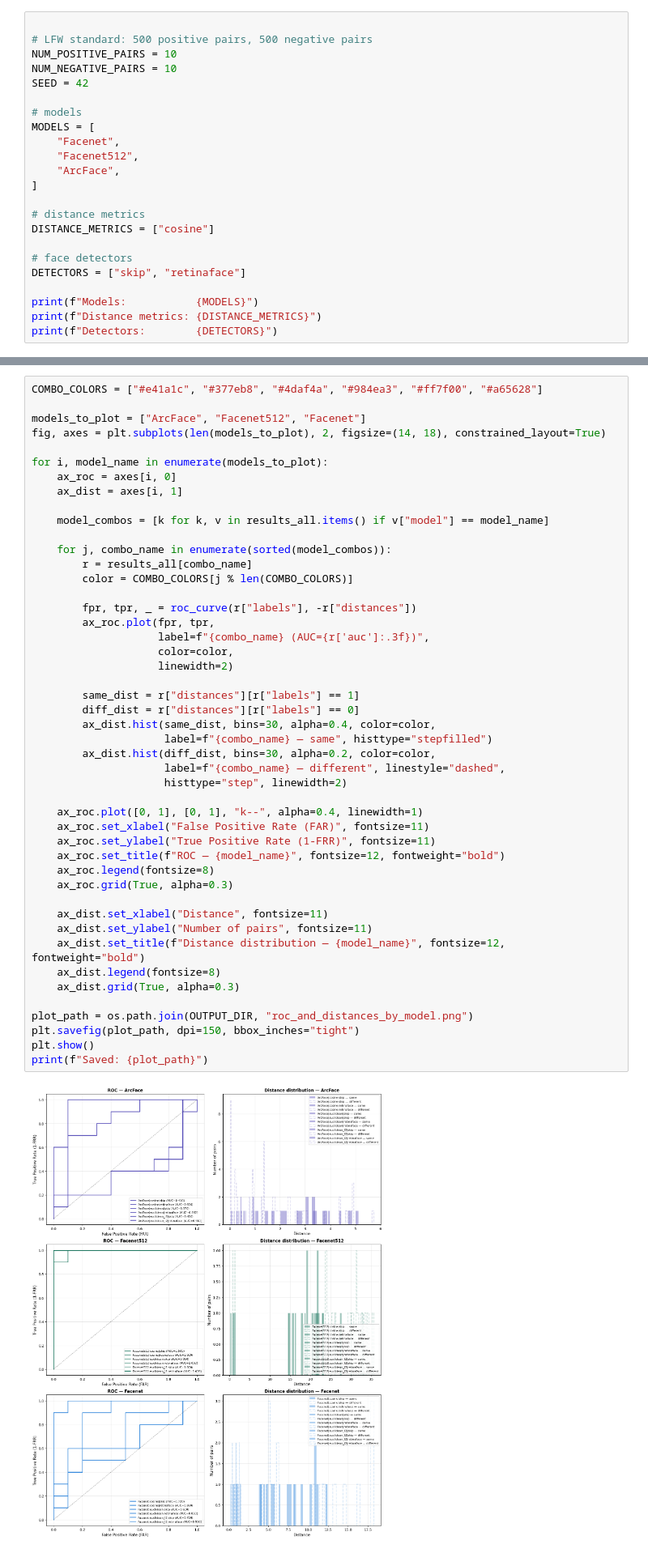
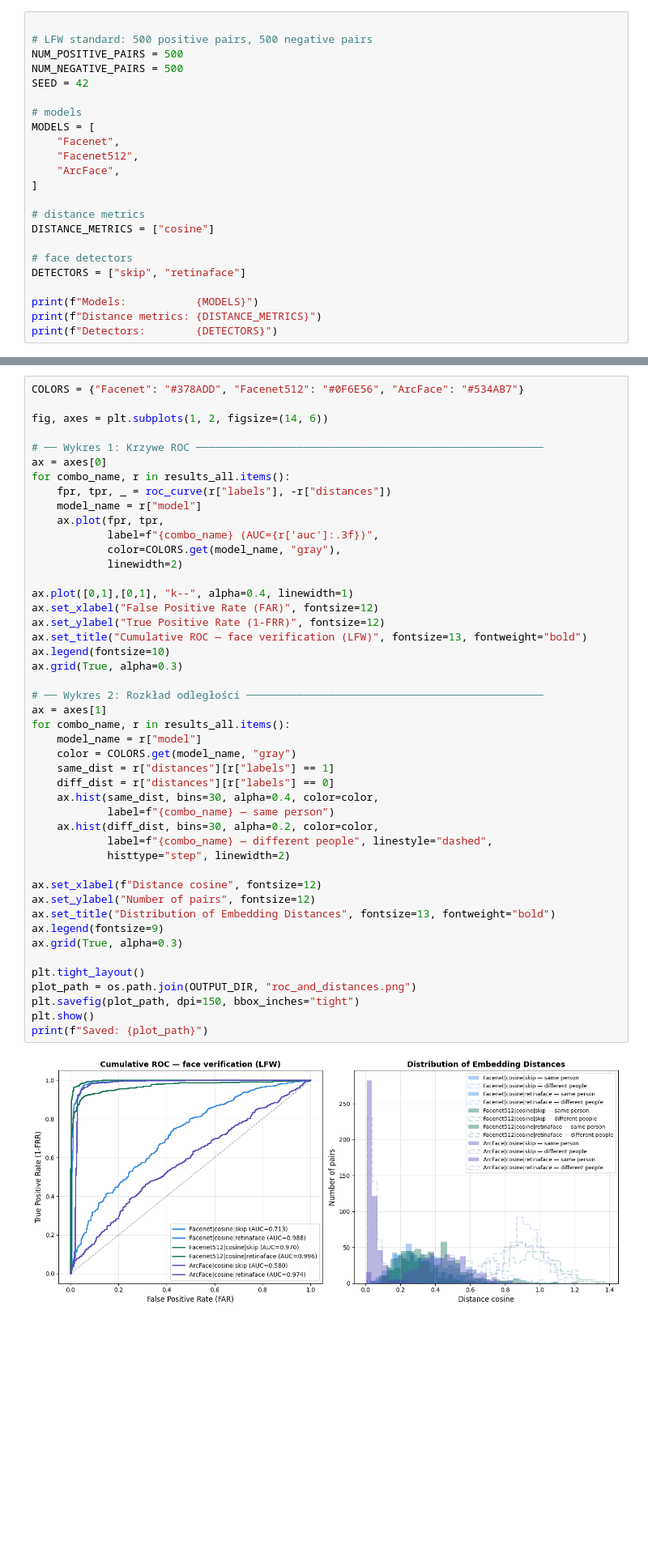
Before and after one commit to DideleKumpel/real-time-alaysis-research, a Jupyter notebook: scripts/DeepFace/DeepFace_Evaluation.ipynb, the cells around one changed output, grey strips where cells are left out. Shown at 81% size. Saved outputs shown, nothing was run; the diff lists cells and outputs as text; blank space fills up the shorter version.

```diff
--- a/scripts/DeepFace/DeepFace_Evaluation.ipynb
+++ b/scripts/DeepFace/DeepFace_Evaluation.ipynb
@@ -62,8 +60,8 @@ Output:       runs/facenet_deepface
 # %%
 
 # LFW standard: 500 positive pairs, 500 negative pairs
-NUM_POSITIVE_PAIRS = 10
-NUM_NEGATIVE_PAIRS = 10
+NUM_POSITIVE_PAIRS = 500
+NUM_NEGATIVE_PAIRS = 500
 SEED = 42
 
 # models
@@ -419,51 +357,50 @@ Facenet512|euclidean_l2|retinaface Facenet512    euclidean_l2 retinaface      1.
 # %% [markdown]
 ## Plots — ROC curves and distance distributions
 # %%
-COMBO_COLORS = ["#e41a1c", "#377eb8", "#4daf4a", "#984ea3", "#ff7f00", "#a65628"]
+COLORS = {"Facenet": "#378ADD", "Facenet512": "#0F6E56", "ArcFace": "#534AB7"}
 
-models_to_plot = ["ArcFace", "Facenet512", "Facenet"]
-fig, axes = plt.subplots(len(models_to_plot), 2, figsize=(14, 18), constrained_layout=True)
+fig, axes = plt.subplots(1, 2, figsize=(14, 6))
 
-for i, model_name in enumerate(models_to_plot):
-    ax_roc = axes[i, 0]
-    ax_dist = axes[i, 1]
+# ── Wykres 1: Krzywe ROC ───────────────────────────────────────────────────────
+ax = axes[0]
+for combo_name, r in results_all.items():
+    fpr, tpr, _ = roc_curve(r["labels"], -r["distances"])
+    model_name = r["model"]
+    ax.plot(fpr, tpr,
+            label=f"{combo_name} (AUC={r['auc']:.3f})",
+            color=COLORS.get(model_name, "gray"),
+            linewidth=2)
 
-    model_combos = [k for k, v in results_all.items() if v["model"] == model_name]
+ax.plot([0,1],[0,1], "k--", alpha=0.4, linewidth=1)
+ax.set_xlabel("False Positive Rate (FAR)", fontsize=12)
+ax.set_ylabel("True Positive Rate (1-FRR)", fontsize=12)
+ax.set_title("Cumulative ROC — face verification (LFW)", fontsize=13, fontweight="bold")
+ax.legend(fontsize=10)
+ax.grid(True, alpha=0.3)
 
-    for j, combo_name in enumerate(sorted(model_combos)):
-        r = results_all[combo_name]
-        color = COMBO_COLORS[j % len(COMBO_COLORS)]
+# ── Wykres 2: Rozkład odległości ───────────────────────────────────────────────
+ax = axes[1]
+for combo_name, r in results_all.items():
+    model_name = r["model"]
+    color = COLORS.get(model_name, "gray")
+    same_dist = r["distances"][r["labels"] == 1]
+    diff_dist = r["distances"][r["labels"] == 0]
+    ax.hist(same_dist, bins=30, alpha=0.4, color=color,
+            label=f"{combo_name} — same person")
+    ax.hist(diff_dist, bins=30, alpha=0.2, color=color,
+            label=f"{combo_name} — different people", linestyle="dashed",
+            histtype="step", linewidth=2)
 
-        fpr, tpr, _ = roc_curve(r["labels"], -r["distances"])
-        ax_roc.plot(fpr, tpr,
-                    label=f"{combo_name} (AUC={r['auc']:.3f})",
-                    color=color,
-                    linewidth=2)
+ax.set_xlabel(f"Distance cosine", fontsize=12)
+ax.set_ylabel("Number of pairs", fontsize=12)
+ax.set_title("Distribution of Embedding Distances", fontsize=13, fontweight="bold")
+ax.legend(fontsize=9)
+ax.grid(True, alpha=0.3)
 
-        same_dist = r["distances"][r["labels"] == 1]
-        diff_dist = r["distances"][r["labels"] == 0]
-        ax_dist.hist(same_dist, bins=30, alpha=0.4, color=color,
-                     label=f"{combo_name} — same", histtype="stepfilled")
-        ax_dist.hist(diff_dist, bins=30, alpha=0.2, color=color,
-                     label=f"{combo_name} — different", linestyle="dashed",
-                     histtype="step", linewidth=2)
-
-    ax_roc.plot([0, 1], [0, 1], "k--", alpha=0.4, linewidth=1)
-    ax_roc.set_xlabel("False Positive Rate (FAR)", fontsize=11)
-    ax_roc.set_ylabel("True Positive Rate (1-FRR)", fontsize=11)
-    ax_roc.set_title(f"ROC — {model_name}", fontsize=12, fontweight="bold")
-    ax_roc.legend(fontsize=8)
-    ax_roc.grid(True, alpha=0.3)
-
-    ax_dist.set_xlabel("Distance", fontsize=11)
-    ax_dist.set_ylabel("Number of pairs", fontsize=11)
-    ax_dist.set_title(f"Distance distribution — {model_name}", fontsize=12, fontweight="bold")
-    ax_dist.legend(fontsize=8)
-    ax_dist.grid(True, alpha=0.3)
-
-plot_path = os.path.join(OUTPUT_DIR, "roc_and_distances_by_model.png")
+plt.tight_layout()
+plot_path = os.path.join(OUTPUT_DIR, "roc_and_distances.png")
 plt.savefig(plot_path, dpi=150, bbox_inches="tight")
 plt.show()
 print(f"Saved: {plot_path}")
 # %% [output]
-[figure, old version]
+[figure, new version]
```
Also changed, not shown: parts of 9 cells of this notebook, 4 other files.
